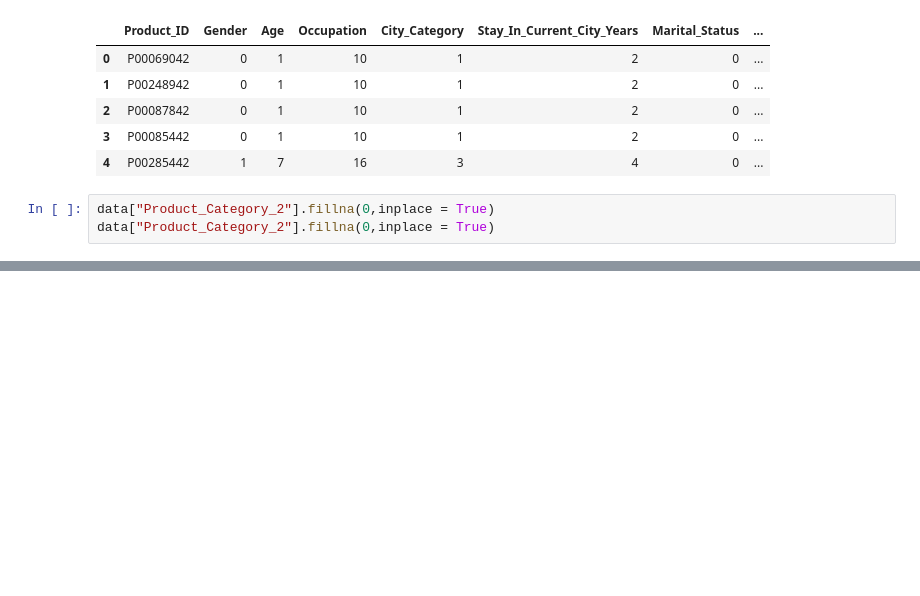
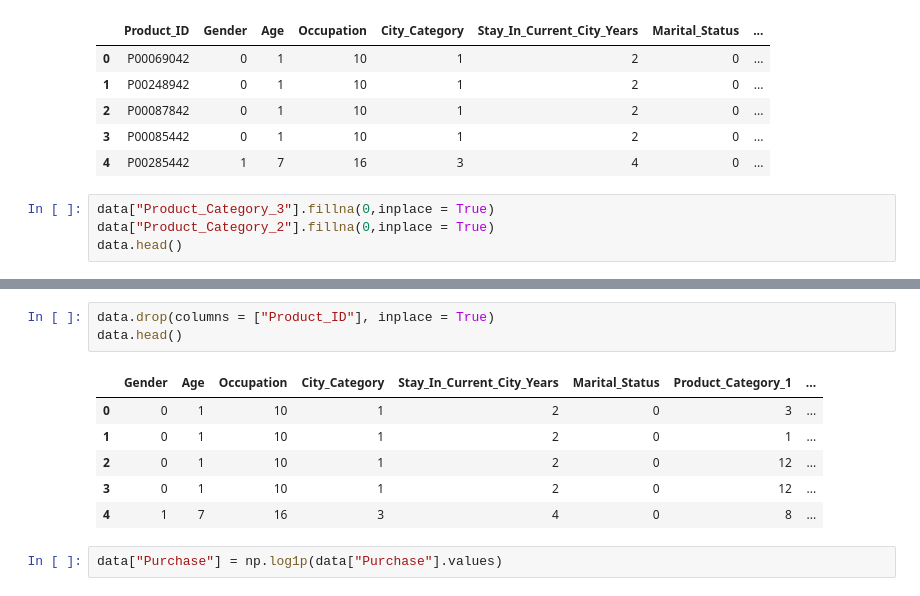
Before and after one commit to indian-coder-aarush/Learning, a Jupyter notebook: EDA_zomato_dataset.ipynb, the cells around one changed output, grey strips where cells are left out. Saved outputs shown, nothing was run; the diff lists cells and outputs as text; blank space fills up the shorter version.

```diff
--- a/EDA_zomato_dataset.ipynb
+++ b/EDA_zomato_dataset.ipynb
@@ -80,5 +81,6 @@ data.head(5)
 | 3 | P00085442 | 0 | 1 | 10 | 1 | 2 | 0 | ... |
 | 4 | P00285442 | 1 | 7 | 16 | 3 | 4 | 0 | ... |
 # %%
+data["Product_Category_3"].fillna(0,inplace = True)
 data["Product_Category_2"].fillna(0,inplace = True)
-data["Product_Category_2"].fillna(0,inplace = True)
+data.head()
@@ -84,0 +94,12 @@ data["Product_Category_2"].fillna(0,inplace = True)
+# %%
+data.drop(columns = ["Product_ID"], inplace = True)
+data.head()
+# %% [output]
+|  | Gender | Age | Occupation | City_Category | Stay_In_Current_City_Years | Marital_Status | Product_Category_1 | ... |
+| 0 | 0 | 1 | 10 | 1 | 2 | 0 | 3 | ... |
+| 1 | 0 | 1 | 10 | 1 | 2 | 0 | 1 | ... |
+| 2 | 0 | 1 | 10 | 1 | 2 | 0 | 12 | ... |
+| 3 | 0 | 1 | 10 | 1 | 2 | 0 | 12 | ... |
+| 4 | 1 | 7 | 16 | 3 | 4 | 0 | 8 | ... |
+# %%
+data["Purchase"] = np.log1p(data["Purchase"].values)
```
Also changed, not shown: parts of 3 cells of this notebook.
